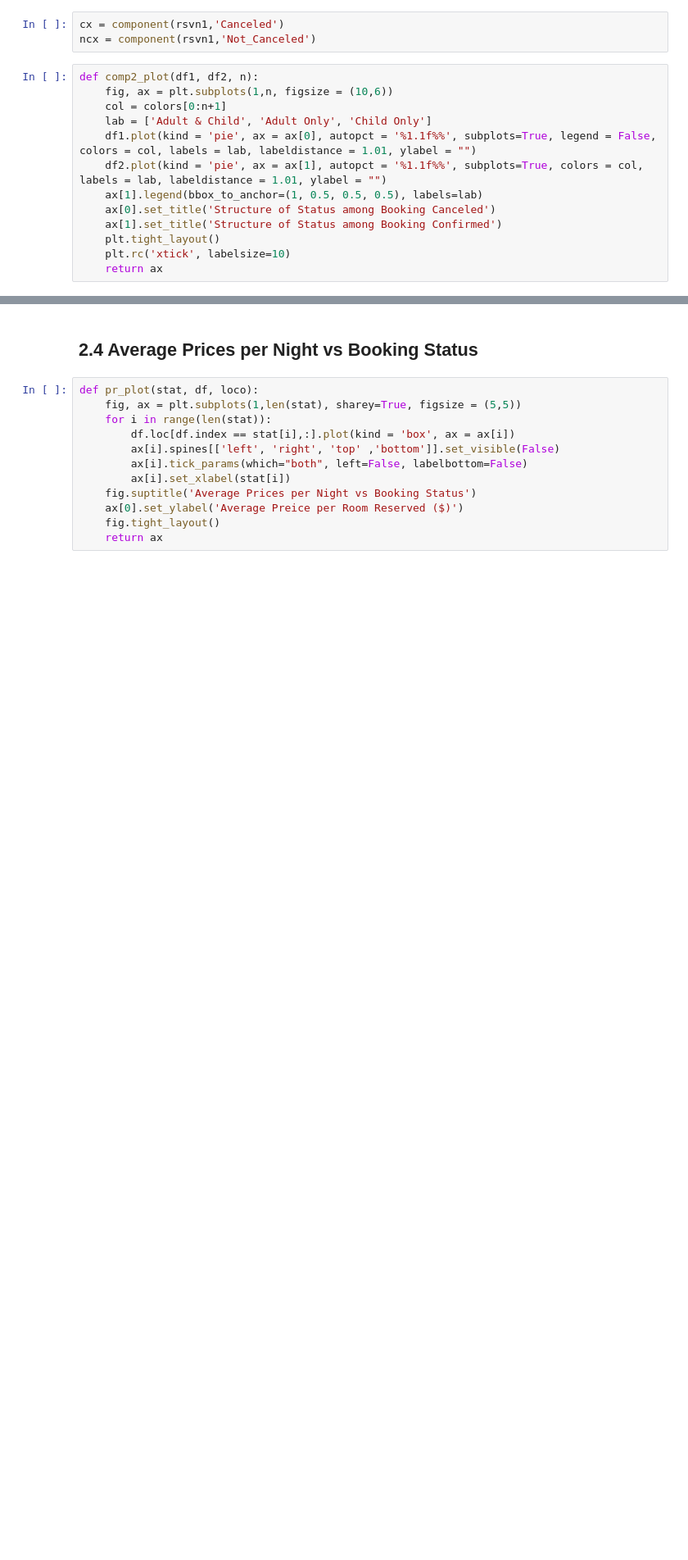
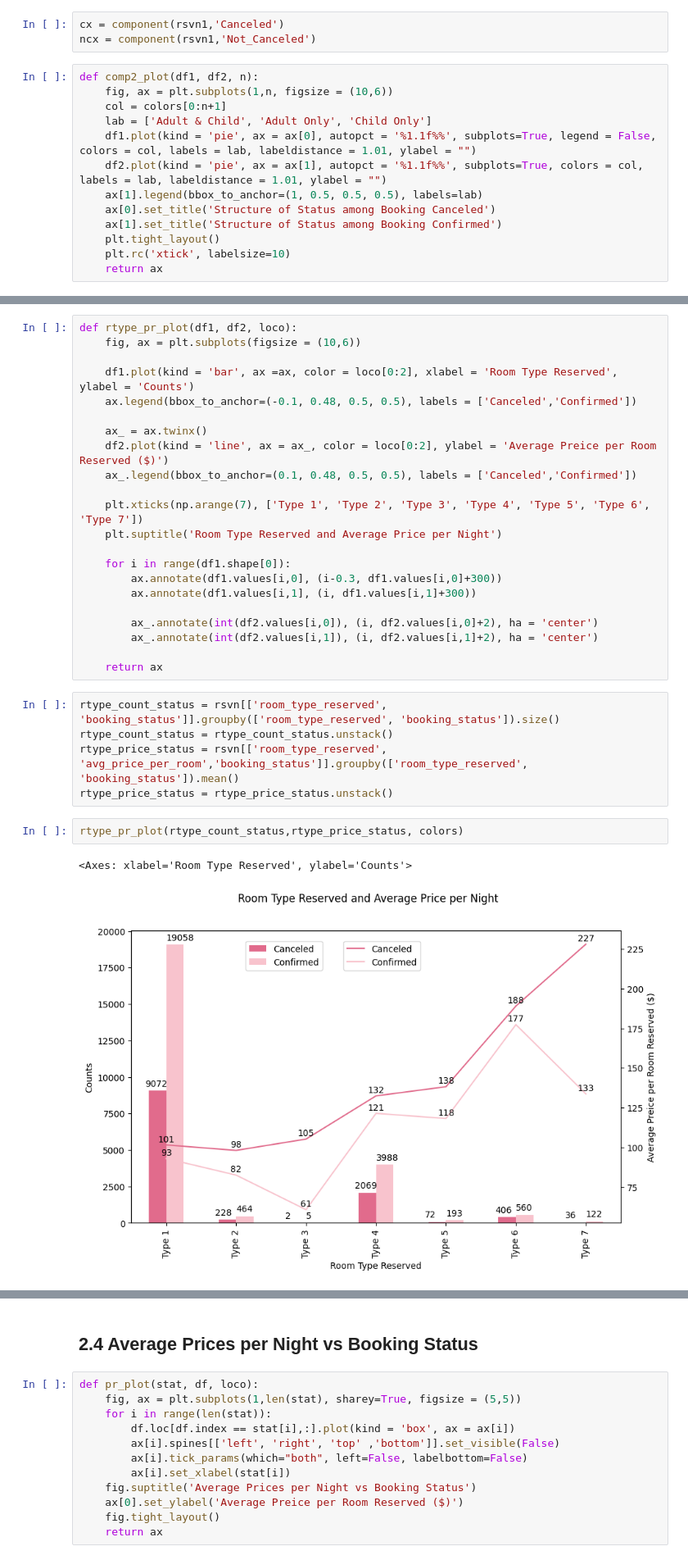
Before and after one commit to jh22d/BookedUp, a Jupyter notebook: Final_Project.ipynb, the cells around one changed output, grey strips where cells are left out. Shown at 82% size. Saved outputs shown, nothing was run; the diff lists cells and outputs as text; blank space fills up the shorter version.

```diff
--- a/Final_Project.ipynb
+++ b/Final_Project.ipynb
@@ -259,0 +302,32 @@ def comp2_plot(df1, df2, n):
+# %%
+def rtype_pr_plot(df1, df2, loco):
+    fig, ax = plt.subplots(figsize = (10,6))
+
+    df1.plot(kind = 'bar', ax =ax, color = loco[0:2], xlabel = 'Room Type Reserved', ylabel = 'Counts')
+    ax.legend(bbox_to_anchor=(-0.1, 0.48, 0.5, 0.5), labels = ['Canceled','Confirmed'])
+
+    ax_ = ax.twinx()
+    df2.plot(kind = 'line', ax = ax_, color = loco[0:2], ylabel = 'Average Preice per Room Reserved ($)')
+    ax_.legend(bbox_to_anchor=(0.1, 0.48, 0.5, 0.5), labels = ['Canceled','Confirmed'])
+
+    plt.xticks(np.arange(7), ['Type 1', 'Type 2', 'Type 3', 'Type 4', 'Type 5', 'Type 6', 'Type 7'])
+    plt.suptitle('Room Type Reserved and Average Price per Night')
+
+    for i in range(df1.shape[0]):
+        ax.annotate(df1.values[i,0], (i-0.3, df1.values[i,0]+300))
+        ax.annotate(df1.values[i,1], (i, df1.values[i,1]+300))
+
+        ax_.annotate(int(df2.values[i,0]), (i, df2.values[i,0]+2), ha = 'center')
+        ax_.annotate(int(df2.values[i,1]), (i, df2.values[i,1]+2), ha = 'center')
+
+    return ax
+# %%
+rtype_count_status = rsvn[['room_type_reserved', 'booking_status']].groupby(['room_type_reserved', 'booking_status']).size()
+rtype_count_status = rtype_count_status.unstack()
+rtype_price_status = rsvn[['room_type_reserved', 'avg_price_per_room','booking_status']].groupby(['room_type_reserved', 'booking_status']).mean()
+rtype_price_status = rtype_price_status.unstack()
+# %%
+rtype_pr_plot(rtype_count_status,rtype_price_status, colors)
+# %% [output]
+<Axes: xlabel='Room Type Reserved', ylabel='Counts'>
+[figure, added]
```
Also changed, not shown: parts of 17 cells of this notebook.
